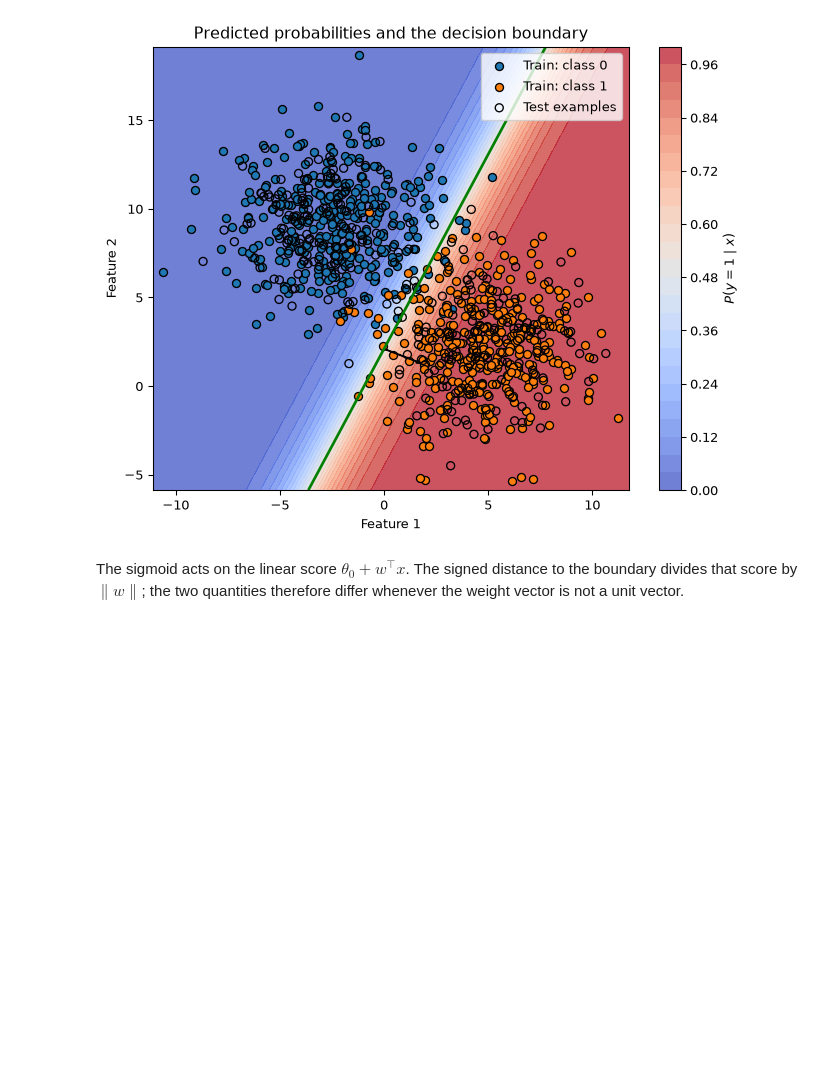
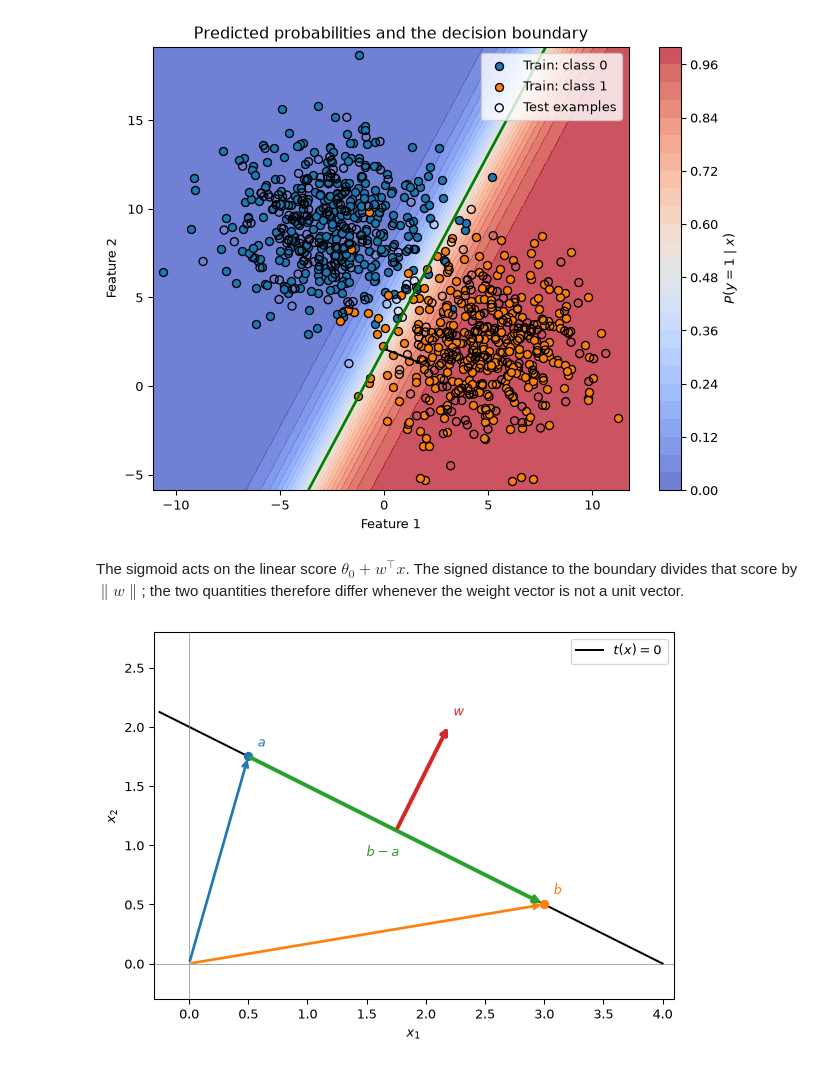
Before and after one commit to turcotte/csi-4106, a Jupyter notebook: lectures/06/LogisticRegression.ipynb, the cells around one changed output. Cells and saved outputs as stored; diff of their text form; code cells hidden in the pictures; blank space fills up the shorter version.

```diff
--- a/lectures/06/LogisticRegression.ipynb
+++ b/lectures/06/LogisticRegression.ipynb
@@ -337,3 +337,80 @@ The sigmoid acts on the linear score $\theta_0+w^\top x$. The signed
 distance to the boundary divides that score by $\lVert w\rVert$; the two
 quantities therefore differ whenever the weight vector is not a unit
 vector.
+# %%
+import matplotlib.pyplot as plt
+import numpy as np
+
+# Decision boundary: theta_0 + w^T x = 0
+w = np.array([1.0, 2.0])
+theta_0 = -4.0
+
+# Two points on the boundary
+a = np.array([0.5, 1.75])
+b = np.array([3.0, 0.5])
+
+# Unit vectors tangent and normal to the boundary
+tangent = (b - a) / np.linalg.norm(b - a)
+normal = w / np.linalg.norm(w)
+
+fig, ax = plt.subplots(figsize=(7, 5))
+
+# Decision boundary
+x1 = np.linspace(-0.25, 4.0, 100)
+x2 = -(theta_0 + w[0] * x1) / w[1]
+ax.plot(x1, x2, color="black", label=r"$t(x)=0$")
+
+# Position vectors from the origin
+for point, label, color in [
+    (a, r"$a$", "tab:blue"),
+    (b, r"$b$", "tab:orange"),
+]:
+    ax.annotate(
+        "",
+        xy=point,
+        xytext=(0, 0),
+        arrowprops=dict(arrowstyle="->", color=color, lw=2),
+    )
+    ax.scatter(*point, color=color, zorder=3)
+    ax.text(*(point + 0.08), label, color=color)
+
+# Displacement from a to b: b - a
+ax.annotate(
+    "",
+    xy=b,
+    xytext=a,
+    arrowprops=dict(arrowstyle="->", color="tab:green", lw=3),
+)
+midpoint = (a + b) / 2
+ax.text(
+    *(midpoint - 0.25 * normal),
+    r"$b-a$",
+    color="tab:green",
+    ha="center",
+)
+
+# Weight vector, drawn from the boundary
+normal_endpoint = midpoint + normal
+ax.annotate(
+    "",
+    xy=normal_endpoint,
+    xytext=midpoint,
+    arrowprops=dict(arrowstyle="->", color="tab:red", lw=3),
+)
+ax.text(
+    *(normal_endpoint + 0.08 * normal),
+    r"$w$",
+    color="tab:red",
+)
+
+ax.axhline(0, color="gray", lw=0.5)
+ax.axvline(0, color="gray", lw=0.5)
+ax.set_aspect("equal")
+ax.set_xlim(-0.3, 4.1)
+ax.set_ylim(-0.3, 2.8)
+ax.set_xlabel(r"$x_1$")
+ax.set_ylabel(r"$x_2$")
+ax.legend()
+plt.show()
+# %% [output]
+[figure, added]
```
Also changed, not shown: parts of 1 cell of this notebook, 19 other files.
